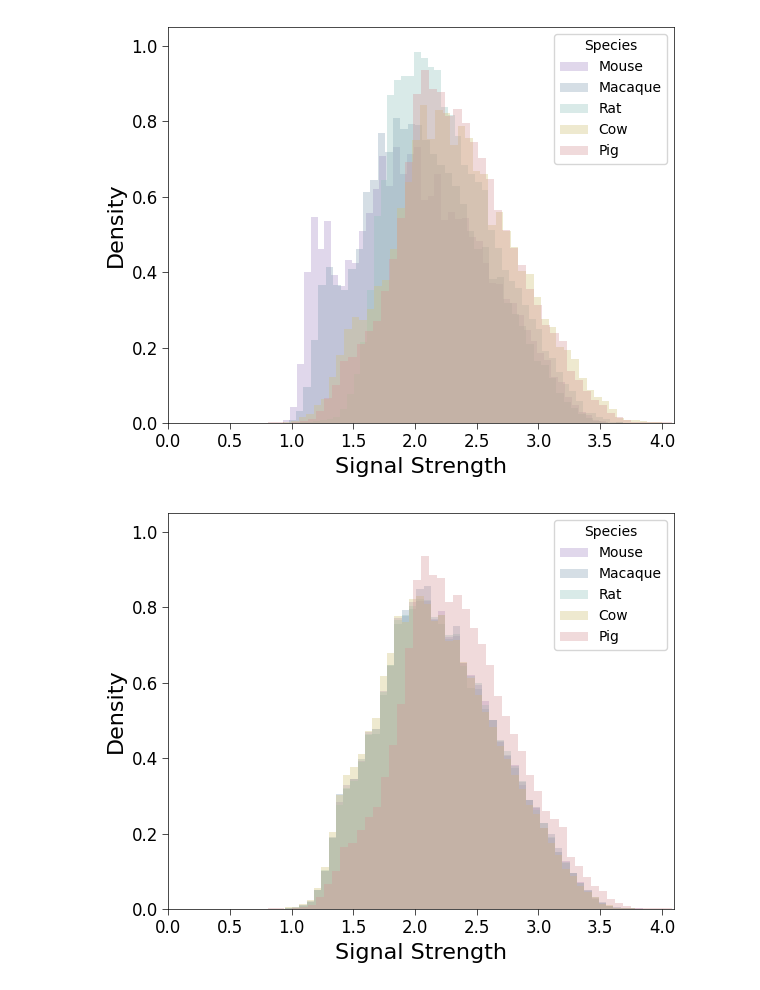
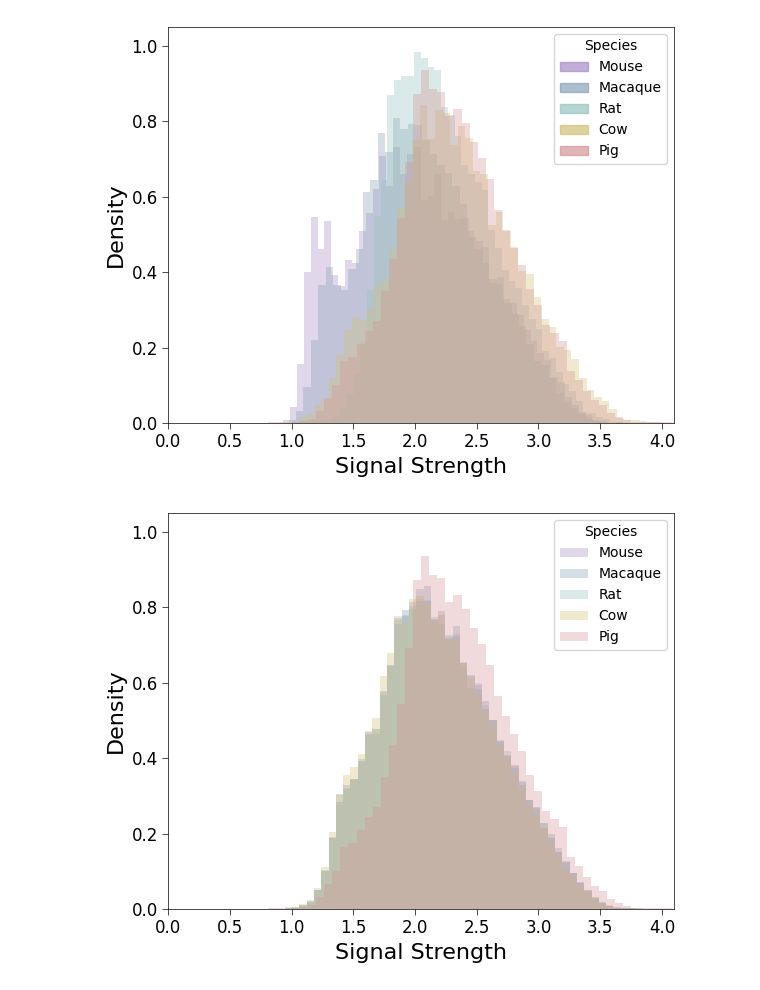
Before and after one commit to KaplowLab/liverRegression, a Jupyter notebook: notebooks/figs1.ipynb, the cells around one changed output. Saved outputs shown, nothing was run; the diff lists cells and outputs as text; code cells hidden in the pictures.

```diff
--- a/notebooks/figs1.ipynb
+++ b/notebooks/figs1.ipynb
@@ -95,37 +116,49 @@ import pandas as pd
 import matplotlib.pyplot as plt
 direc = 'distrib_hist/'
 
 files = {
     'Mouse': '/home/azstephe/liverRegression/regression_liver/data/log/mouse_liver_pos_ALL.bed',
     'Macaque': '/home/azstephe/liverRegression/regression_liver/data/log/macaque_liver_pos_ALL.bed',
     'Rat': '/home/azstephe/liverRegression/regression_liver/data/log/rat_liver_pos_ALL.bed',
     'Cow': '/home/azstephe/liverRegression/regression_liver/data/log/cow_liver_pos_ALL.bed',
     'Pig': '/home/azstephe/liverRegression/regression_liver/data/log/pig_liver_pos_ALL.bed'
 }
 
 # Plot all histograms on the same figure
 plt.figure(figsize=(6, 4.8))
 
 for species, path in files.items():
     df = pd.read_csv(path, header=None, sep='\t')
-    plt.hist(df[4], bins=50, alpha=0.35, label=species, color=colors[species], density=True)
+    plt.hist(df[4], bins=50, alpha=0.35, label=species, color=colors[species], density=True, edgecolor=None)
 
 plt.xlabel('Signal Strength', fontsize=16)
 plt.ylabel('Density', fontsize=16)
 plt.xticks(fontsize=12)
 plt.yticks(fontsize=12)
-plt.legend(title="Species")
+        # 'Rat': '#94c4be',
+        # 'Macaque': '#89a1b6',
+        # 'Cow': '#d1c177',
+        # 'Pig': '#d59698',
+        # 'Mouse': '#a78dc7',
+legend_handles = [
+    Patch(facecolor='#a78dc7', edgecolor='#a78dc7', label='Mouse', alpha=0.7),
+    Patch(facecolor='#89a1b6', edgecolor='#89a1b6', label='Macaque', alpha=0.7),
+    Patch(facecolor='#94c4be', edgecolor='#94c4be', label='Rat', alpha=0.7),
+    Patch(facecolor='#d1c177', edgecolor='#d1c177', label='Cow', alpha=0.7),
+    Patch(facecolor='#d59698', edgecolor='#d59698', label='Pig', alpha=0.7)
+]
+plt.legend(title="Species", handles=legend_handles)
 plt.xlim(0,4.1)
 plt.ylim(0, 1.05)
 ax=plt.gca()
 for spine in plt.gca().spines.values():
     spine.set_linewidth(0.5)
 ax.tick_params(width=0.5, length=4)
 plt.tight_layout()
-plt.savefig(f"{thesis_dir}{direc}log5_overlay_density.svg", dpi=300, bbox_inches='tight')
+# plt.savefig(f"{thesis_dir}{direc}log5_overlay_density.svg", dpi=300, bbox_inches='tight')
 plt.show()
 # %% [output]
-[figure, old version]
+[figure, new version]
 # %%
 # histogram of ladder overlay all 5 species
 import pandas as pd
```
Also changed, not shown: parts of 17 cells of this notebook, 9 other files.
